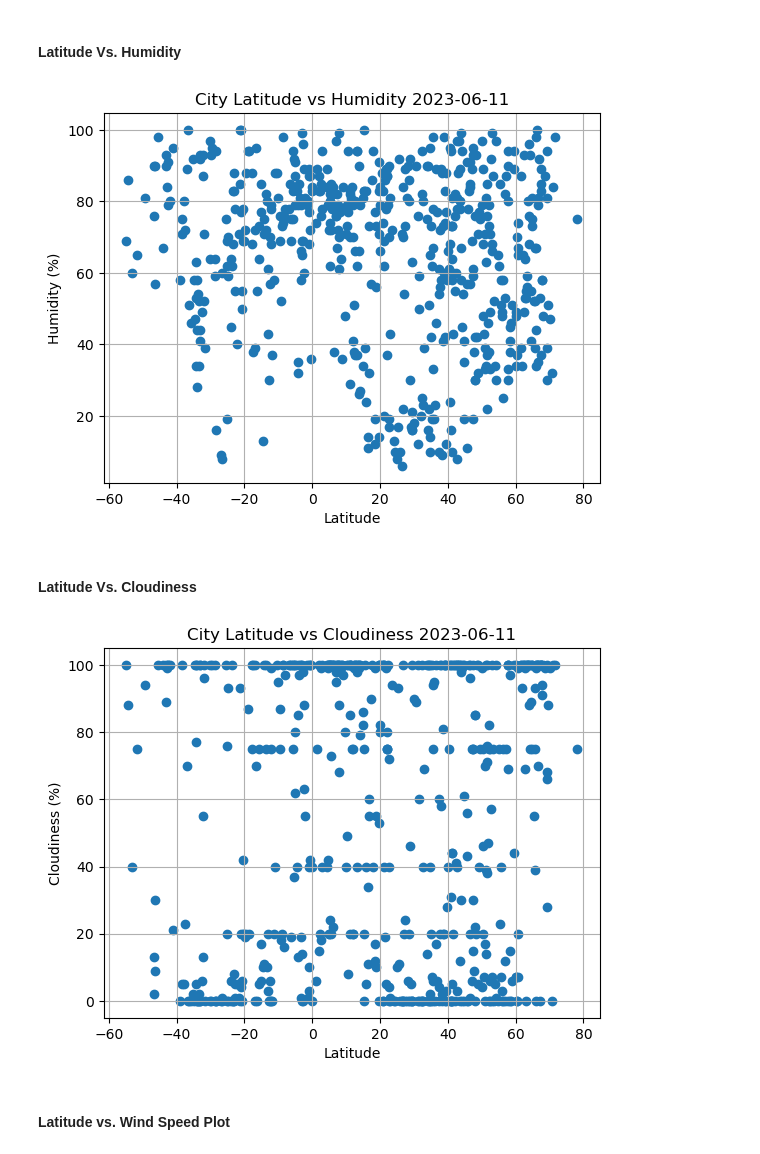
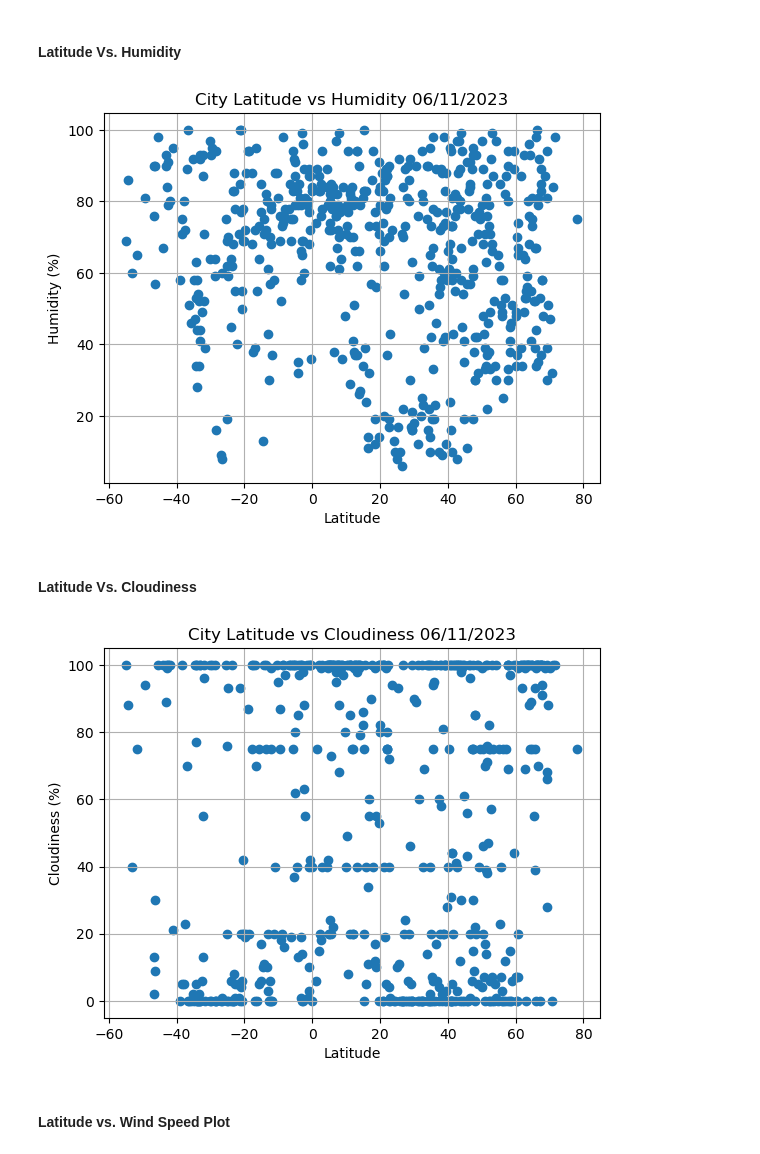
Before and after one commit to aliciahlavac/Python_API_Challenge, a Jupyter notebook: WeatherPy/WeatherPy.ipynb, the cells around one changed output. Saved outputs shown, nothing was run; the diff lists cells and outputs as text; code cells hidden in the pictures.

```diff
--- a/WeatherPy/WeatherPy.ipynb
+++ b/WeatherPy/WeatherPy.ipynb
@@ -221,25 +222,26 @@ plt.show()
 # %%
 # Build the scatter plots for latitude vs. humidity
 x_values = city_data_df["Lat"]
 y_values = city_data_df["Humidity"]
 plt.scatter(x_values,y_values)
 
 # Incorporate the other graph properties
 plt.xlabel("Latitude")
 plt.ylabel("Humidity (%)")
 # I used the following source to convert the date:
 # Almazini&nbsp; &nbsp; &nbsp; &nbsp; &nbsp; , Marco Santarossa, 5. (1963, March 1). Get the weather for cities with names that contain spaces using Openweathermap. Stack Overflow. https://stackoverflow.com/questions/38872376/get-the-weather-for-cities-with-names-that-contain-spaces-using-openweathermap
 city_date = datetime.date.fromtimestamp(city_data_df["Date"][0])
+city_date = city_date.strftime("%m/%d/%Y")
 plt.title(f"City Latitude vs Humidity {city_date}")
 plt.grid()
 
 # Save the figure
 plt.savefig("../output_data/Fig2.png")
 
 # Show plot
 plt.show()
 # %% [output]
-[figure, old version]
+[figure, new version]
 # %% [markdown]
 #### Latitude Vs. Cloudiness
 # %%
@@ -254,6 +256,7 @@ plt.ylabel("Cloudiness (%)")
 # I used the following source to convert the date:
 # Almazini&nbsp; &nbsp; &nbsp; &nbsp; &nbsp; , Marco Santarossa, 5. (1963, March 1). Get the weather for cities with names that contain spaces using Openweathermap. Stack Overflow. https://stackoverflow.com/questions/38872376/get-the-weather-for-cities-with-names-that-contain-spaces-using-openweathermap
 city_date = datetime.date.fromtimestamp(city_data_df["Date"][0])
+city_date = city_date.strftime("%m/%d/%Y")
 plt.title(f"City Latitude vs Cloudiness {city_date}")
 plt.grid()
 
@@ -263,7 +266,7 @@ plt.savefig("../output_data/Fig3.png")
 # Show plot
 plt.show()
 # %% [output]
-[figure, old version]
+[figure, new version]
 # %% [markdown]
 #### Latitude vs. Wind Speed Plot
 # %%
```
Also changed, not shown: parts of 2 cells of this notebook, 4 other files.
